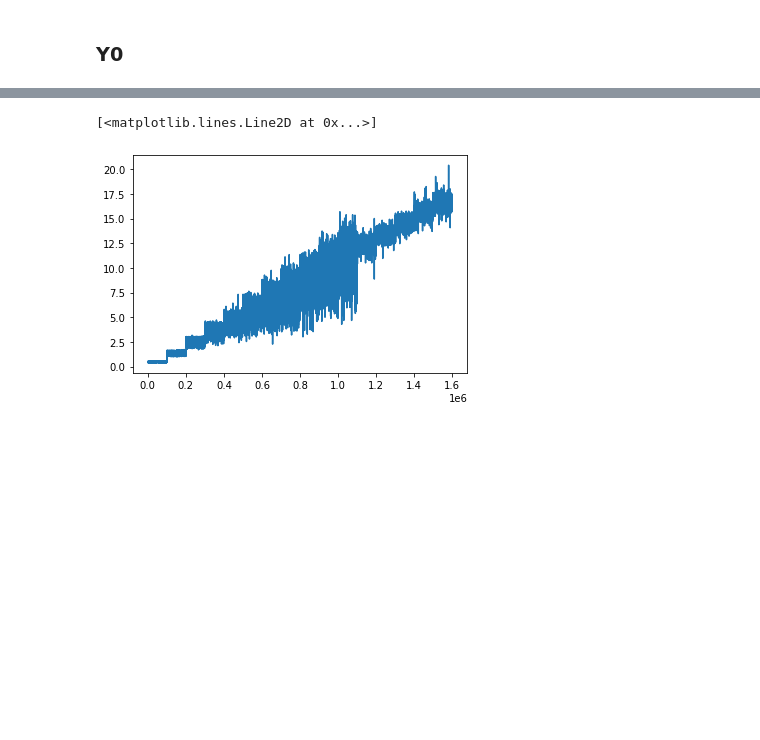
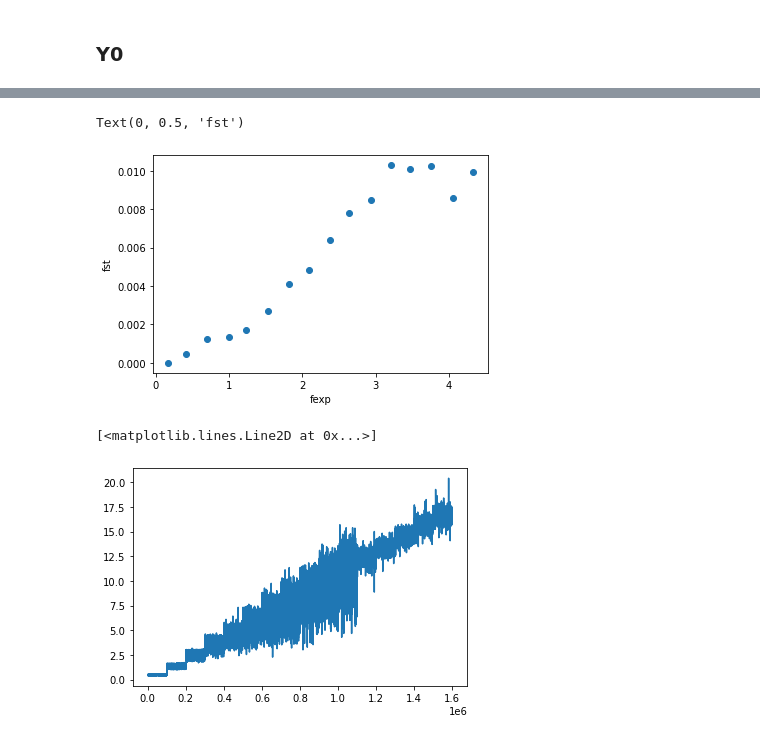
Before and after one commit to felgcoll/Anemometry_Data_Exploration, a Jupyter notebook: Anemometry.ipynb, the cells around one changed output, grey strips where cells are left out. Drawn from its saved outputs; the diff is of its cells as text; code cells hidden in the pictures; blank space fills up the shorter version.

```diff
--- a/Anemometry.ipynb
+++ b/Anemometry.ipynb
@@ -46,8 +55,0 @@ plt.show()
-# %%
-fs = 20e3
-f, Pxx_spec = signal.welch(df[0].iloc[100000:200000], fs, nperseg=256)
-plt.figure()
-plt.semilogy(f, Pxx_spec)
-plt.xlabel('frequency [kHz]')
-plt.ylabel('Power Spectrum')
-plt.show()
@@ -56,8 +55,0 @@ plt.show()
-# %%
-fs = 20e3
-f, Pxx_spec = signal.welch(df[0].iloc[300000:400000], fs, nperseg=256)
-plt.figure()
-plt.semilogy(f, Pxx_spec)
-plt.xlabel('frequency [kHz]')
-plt.ylabel('Power Spectrum')
-plt.show()
@@ -66,8 +55,0 @@ plt.show()
-# %%
-fs = 20e3
-f, Pxx_spec = signal.welch(df[0].iloc[0:100000], fs, nperseg=1024)
-plt.figure()
-plt.semilogy(f, Pxx_spec)
-plt.xlabel('frequency [kHz]')
-plt.ylabel('Power Spectrum')
-plt.show()
@@ -76,14 +56,2 @@ plt.show()
 # %% [markdown]
 ### Y0
-# %%
-for i in range(0,1600000,100000):
-    try:
-        fs = 20e3
-        f, Pxx_spec = signal.welch(df[0].iloc[i:i+100000], fs, nperseg=256)
-        plt.figure()
-        plt.semilogy(f, Pxx_spec)
-        plt.xlabel('frequency [kHz]')
-        plt.ylabel('Power Spectrum')
-        plt.show()
-    except:
-        pass
@@ -104,3 +132,10 @@ for i in range(0,1600000,100000):
+# %%
+plt.scatter(Fst,fexp)
+plt.xlabel('fexp')
+plt.ylabel('fst')
+# %% [output]
+Text(0, 0.5, 'fst')
+[figure, added]
 # %%
 df1 = pd.read_csv('/home/bryan/Escritorio/Ayudantías 2021/Bent_cylinder_L100_90deg_y1.csv', header=None)
 plt.plot(df1[0])
```
Also changed, not shown: parts of 28 cells of this notebook.
